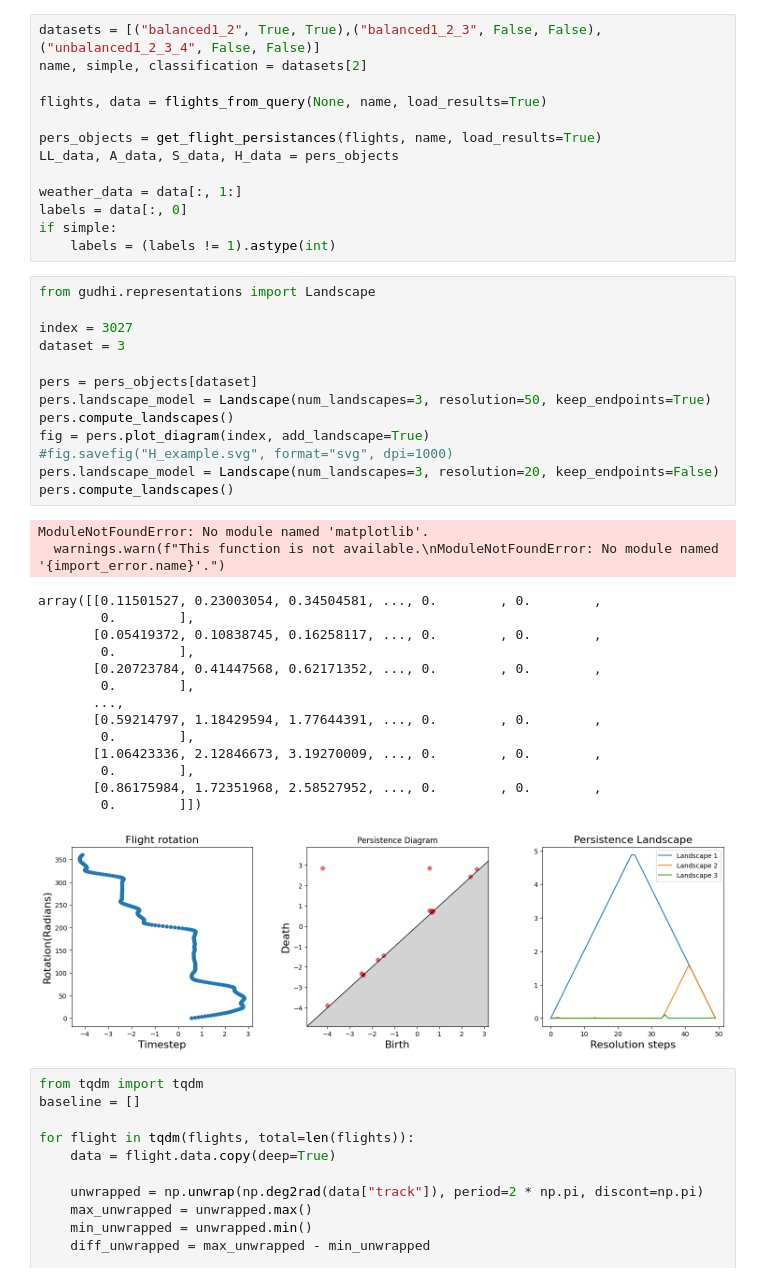
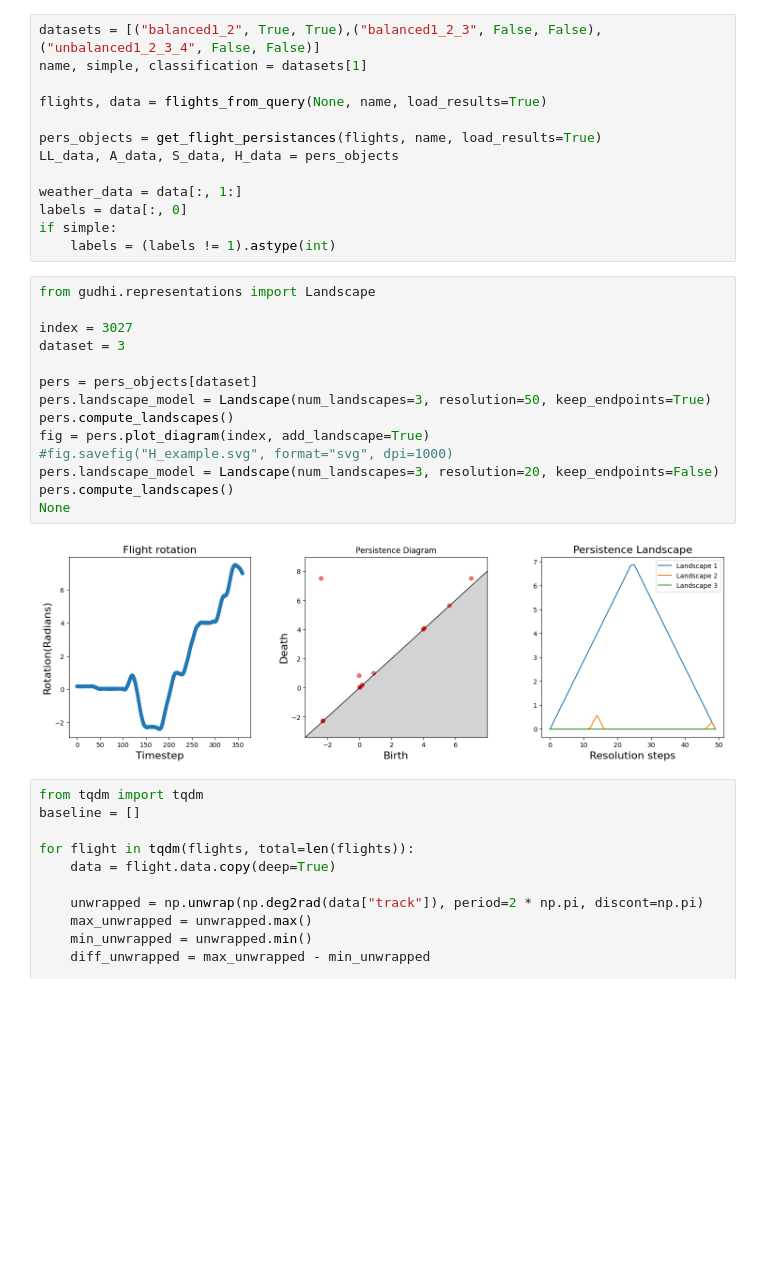
Before and after one commit to tobbensol/masters-thesis, a Jupyter notebook: cyclic dataset pediction.ipynb, the cells around one changed output. Saved outputs shown, nothing was run; the diff lists cells and outputs as text; blank space fills up the shorter version.

```diff
--- a/cyclic dataset pediction.ipynb
+++ b/cyclic dataset pediction.ipynb
@@ -16,6 +19,6 @@ from traffic.core import Traffic, Flight
 # %%
 datasets = [("balanced1_2", True, True),("balanced1_2_3", False, False),("unbalanced1_2_3_4", False, False)]
-name, simple, classification = datasets[2]
+name, simple, classification = datasets[1]
 
 flights, data = flights_from_query(None, name, load_results=True)
 
@@ -29,33 +32,19 @@ if simple:
 # %%
 from gudhi.representations import Landscape
 
 index = 3027
 dataset = 3
 
 pers = pers_objects[dataset]
 pers.landscape_model = Landscape(num_landscapes=3, resolution=50, keep_endpoints=True)
 pers.compute_landscapes()
 fig = pers.plot_diagram(index, add_landscape=True)
 #fig.savefig("H_example.svg", format="svg", dpi=1000)
 pers.landscape_model = Landscape(num_landscapes=3, resolution=20, keep_endpoints=False)
 pers.compute_landscapes()
+None
 # %% [output]
-ModuleNotFoundError: No module named 'matplotlib'.
-  warnings.warn(f"This function is not available.\nModuleNotFoundError: No module named '{import_error.name}'.")
-array([[0.11501527, 0.23003054, 0.34504581, ..., 0.        , 0.        ,
-        0.        ],
-       [0.05419372, 0.10838745, 0.16258117, ..., 0.        , 0.        ,
-        0.        ],
-       [0.20723784, 0.41447568, 0.62171352, ..., 0.        , 0.        ,
-        0.        ],
-       ...,
-       [0.59214797, 1.18429594, 1.77644391, ..., 0.        , 0.        ,
-        0.        ],
-       [1.06423336, 2.12846673, 3.19270009, ..., 0.        , 0.        ,
-        0.        ],
-       [0.86175984, 1.72351968, 2.58527952, ..., 0.        , 0.        ,
-        0.        ]])
-[figure, old version]
+[figure, new version]
 # %%
 from tqdm import tqdm
 baseline = []
```
Also changed, not shown: parts of 3 cells of this notebook.
